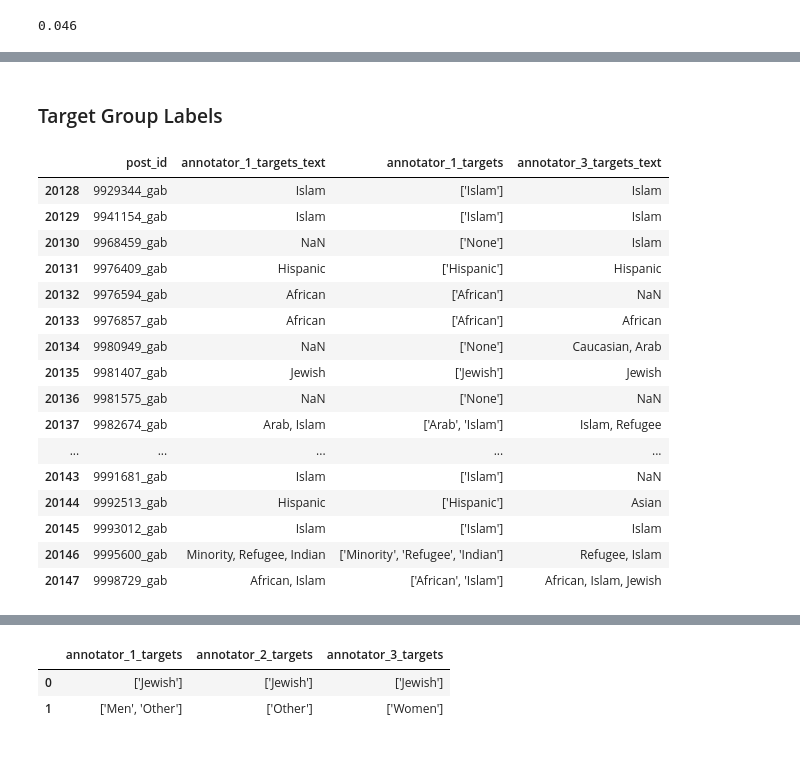
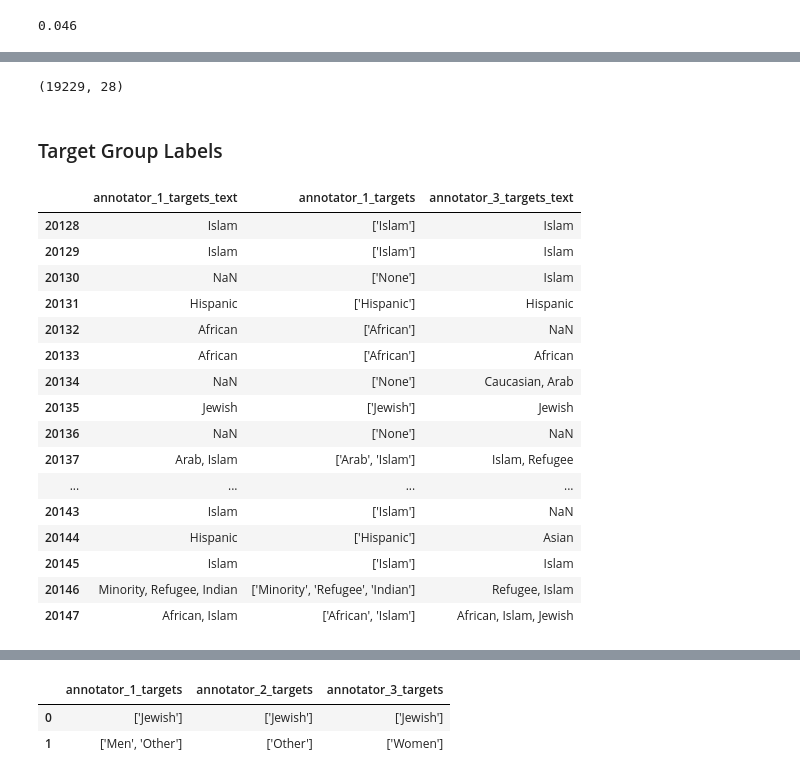
Before and after one commit to arielktran/HateSpeech, a Jupyter notebook: CSS206_project1_Ariel.ipynb, the cells around one changed output, grey strips where cells are left out. Saved outputs shown, nothing was run; the diff lists cells and outputs as text; code cells hidden in the pictures.

```diff
--- a/CSS206_project1_Ariel.ipynb
+++ b/CSS206_project1_Ariel.ipynb
@@ -99,22 +68,27 @@ df_full.describe()
+# %%
+df_full = df_full[~((df_full['normal_votes']==1) & (df_full['offensive_votes']==1) & (df_full['hatespeech_votes']==1))]
+df_full.shape
+# %% [output]
+(19229, 28)
 # %% [markdown]
 ### Target Group Labels
 # %%
-df_full[['post_id','annotator_1_targets_text', 'annotator_1_targets', 'annotator_3_targets_text']].tail(20)
+df_full[['annotator_1_targets_text', 'annotator_1_targets', 'annotator_3_targets_text']].tail(20)
 # %% [output]
-|  | post_id | annotator_1_targets_text | annotator_1_targets | annotator_3_targets_text |
-| 20128 | 9929344_gab | Islam | ['Islam'] | Islam |
-| 20129 | 9941154_gab | Islam | ['Islam'] | Islam |
-| 20130 | 9968459_gab | NaN | ['None'] | Islam |
-| 20131 | 9976409_gab | Hispanic | ['Hispanic'] | Hispanic |
-| 20132 | 9976594_gab | African | ['African'] | NaN |
-| 20133 | 9976857_gab | African | ['African'] | African |
-| 20134 | 9980949_gab | NaN | ['None'] | Caucasian, Arab |
-| 20135 | 9981407_gab | Jewish | ['Jewish'] | Jewish |
-| 20136 | 9981575_gab | NaN | ['None'] | NaN |
-| 20137 | 9982674_gab | Arab, Islam | ['Arab', 'Islam'] | Islam, Refugee |
-| ... | ... | ... | ... | ... |
-| 20143 | 9991681_gab | Islam | ['Islam'] | NaN |
-| 20144 | 9992513_gab | Hispanic | ['Hispanic'] | Asian |
-| 20145 | 9993012_gab | Islam | ['Islam'] | Islam |
-| 20146 | 9995600_gab | Minority, Refugee, Indian | ['Minority', 'Refugee', 'Indian'] | Refugee, Islam |
-| 20147 | 9998729_gab | African, Islam | ['African', 'Islam'] | African, Islam, Jewish |
+|  | annotator_1_targets_text | annotator_1_targets | annotator_3_targets_text |
+| 20128 | Islam | ['Islam'] | Islam |
+| 20129 | Islam | ['Islam'] | Islam |
+| 20130 | NaN | ['None'] | Islam |
+| 20131 | Hispanic | ['Hispanic'] | Hispanic |
+| 20132 | African | ['African'] | NaN |
+| 20133 | African | ['African'] | African |
+| 20134 | NaN | ['None'] | Caucasian, Arab |
+| 20135 | Jewish | ['Jewish'] | Jewish |
+| 20136 | NaN | ['None'] | NaN |
+| 20137 | Arab, Islam | ['Arab', 'Islam'] | Islam, Refugee |
+| ... | ... | ... | ... |
+| 20143 | Islam | ['Islam'] | NaN |
+| 20144 | Hispanic | ['Hispanic'] | Asian |
+| 20145 | Islam | ['Islam'] | Islam |
+| 20146 | Minority, Refugee, Indian | ['Minority', 'Refugee', 'Indian'] | Refugee, Islam |
+| 20147 | African, Islam | ['African', 'Islam'] | African, Islam, Jewish |
```
Also changed, not shown: parts of 30 cells of this notebook.
